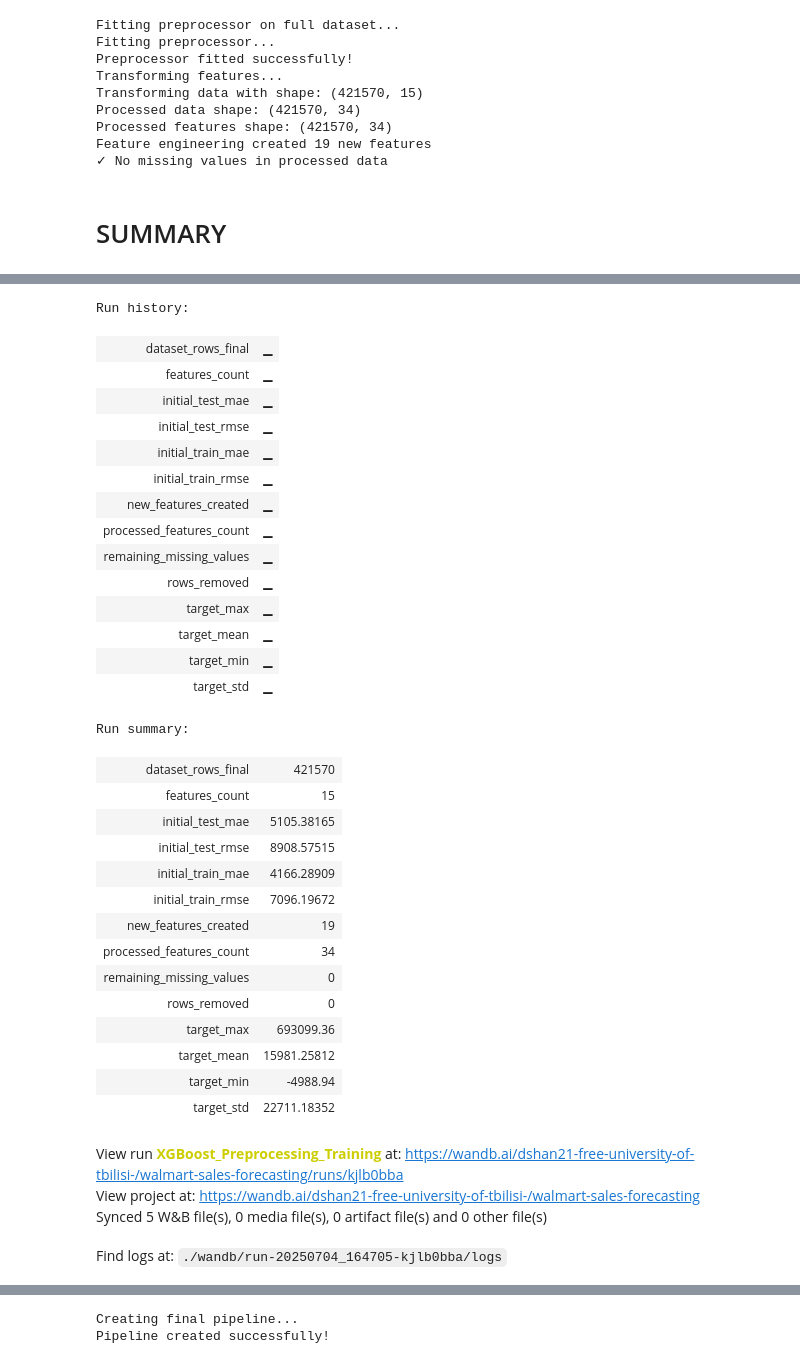
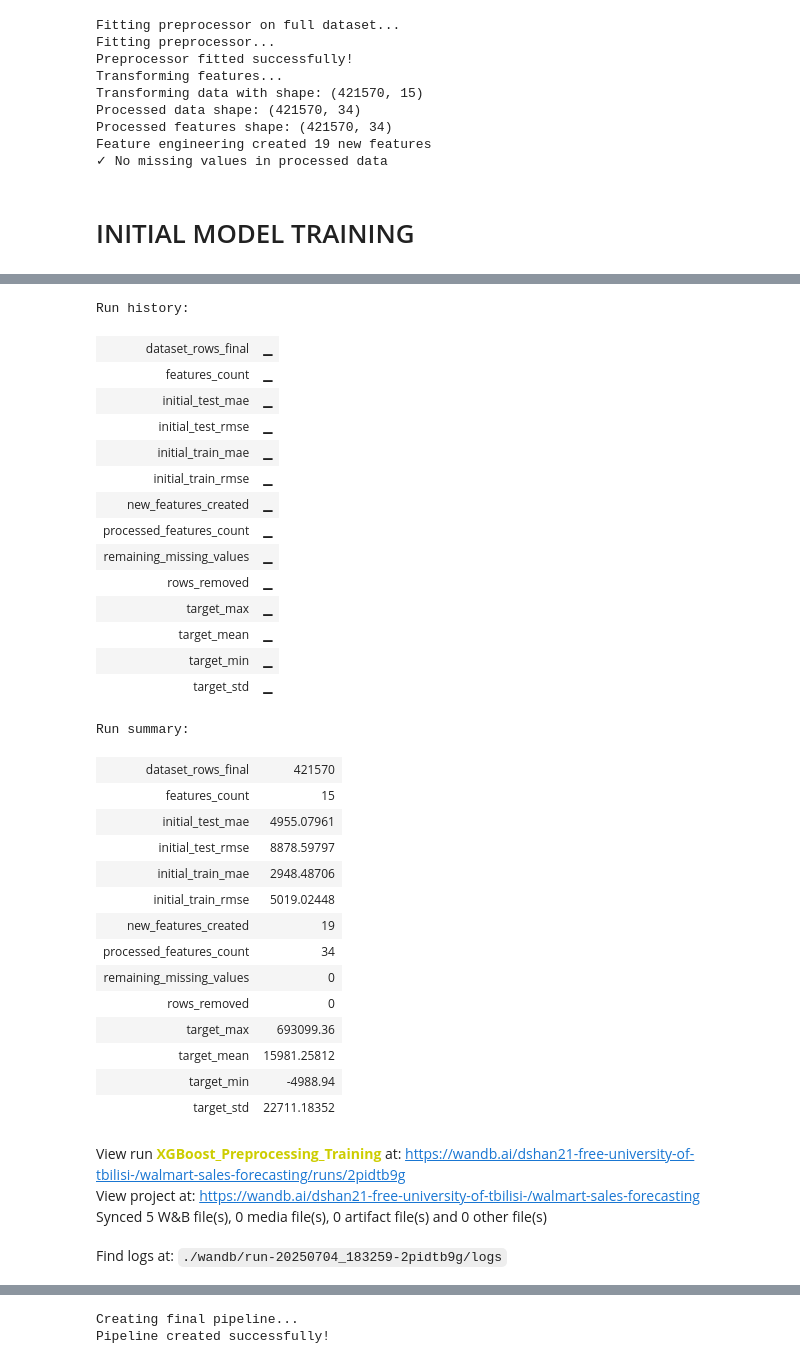
Before and after one commit to wrymp/Final-Project-Walmart-Recruiting---Store-Sales-Forecasting, a Jupyter notebook: model_experiment_XGBoost.ipynb, the cells around one changed output, grey strips where cells are left out. Saved outputs shown, nothing was run; the diff lists cells and outputs as text; code cells hidden in the pictures.

```diff
--- a/model_experiment_XGBoost.ipynb
+++ b/model_experiment_XGBoost.ipynb
@@ -607,7 +636,7 @@ Processed features shape: (421570, 34)
 Feature engineering created 19 new features
 ✓ No missing values in processed data
 # %% [markdown]
-# SUMMARY
+#  INITIAL MODEL TRAINING
 # %%
 # Initial model training with default parameters
 print("\n=== INITIAL MODEL TRAINING ===")
@@ -624,11 +653,15 @@ print(f"Initial test set: {X_test_init.shape}")
 
 # Train initial XGBoost model
 initial_params = {
-    'n_estimators': 100,
-    'max_depth': 6,
-    'learning_rate': 0.1,
-    'subsample': 0.8,
-    'colsample_bytree': 0.8,
+    'n_estimators': 300,
+    'max_depth': 7,
+    'learning_rate': 0.05,
+    'subsample': 0.85,
+    'colsample_bytree': 0.85,
+    'reg_alpha': 0.1,
+    'reg_lambda': 1.0,
+    'min_child_weight': 3,
+    'gamma': 0.1,
     'objective': 'reg:squarederror',
     'random_state': 42,
     'n_jobs': -1
@@ -696,26 +729,26 @@ Top 10 Most Important Features:
 [interactive output not drawn]
 Run history:
 | dataset_rows_final | ▁ |
 | features_count | ▁ |
 | initial_test_mae | ▁ |
 | initial_test_rmse | ▁ |
 | initial_train_mae | ▁ |
 | initial_train_rmse | ▁ |
 | new_features_created | ▁ |
 | processed_features_count | ▁ |
 | remaining_missing_values | ▁ |
 | rows_removed | ▁ |
 | target_max | ▁ |
 | target_mean | ▁ |
 | target_min | ▁ |
 | target_std | ▁ |
 Run summary:
 | dataset_rows_final | 421570 |
 | features_count | 15 |
-| initial_test_mae | 5105.38165 |
-| initial_test_rmse | 8908.57515 |
-| initial_train_mae | 4166.28909 |
-| initial_train_rmse | 7096.19672 |
+| initial_test_mae | 4955.07961 |
+| initial_test_rmse | 8878.59797 |
+| initial_train_mae | 2948.48706 |
+| initial_train_rmse | 5019.02448 |
 | new_features_created | 19 |
 | processed_features_count | 34 |
 | remaining_missing_values | 0 |
@@ -724,10 +757,10 @@ Run summary:
 | target_mean | 15981.25812 |
 | target_min | -4988.94 |
 | target_std | 22711.18352 |
-View run XGBoost_Preprocessing_Training at: https://wandb.ai/dshan21-free-university-of-tbilisi-/walmart-sales-forecasting/runs/kjlb0bba
+View run XGBoost_Preprocessing_Training at: https://wandb.ai/dshan21-free-university-of-tbilisi-/walmart-sales-forecasting/runs/2pidtb9g
 View project at: https://wandb.ai/dshan21-free-university-of-tbilisi-/walmart-sales-forecasting
 Synced 5 W&B file(s), 0 media file(s), 0 artifact file(s) and 0 other file(s)
-Find logs at: ./wandb/run-20250704_164705-kjlb0bba/logs
+Find logs at: ./wandb/run-20250704_183259-2pidtb9g/logs
 # %%
 # Initialize wandb for cross-validation and tuning
 wandb.init(project="walmart-sales-forecasting", name="XGBoost_CrossValidation_Tuning", tags=["cv", "tuning", "xgboost"])
```
Also changed, not shown: parts of 25 cells of this notebook.
